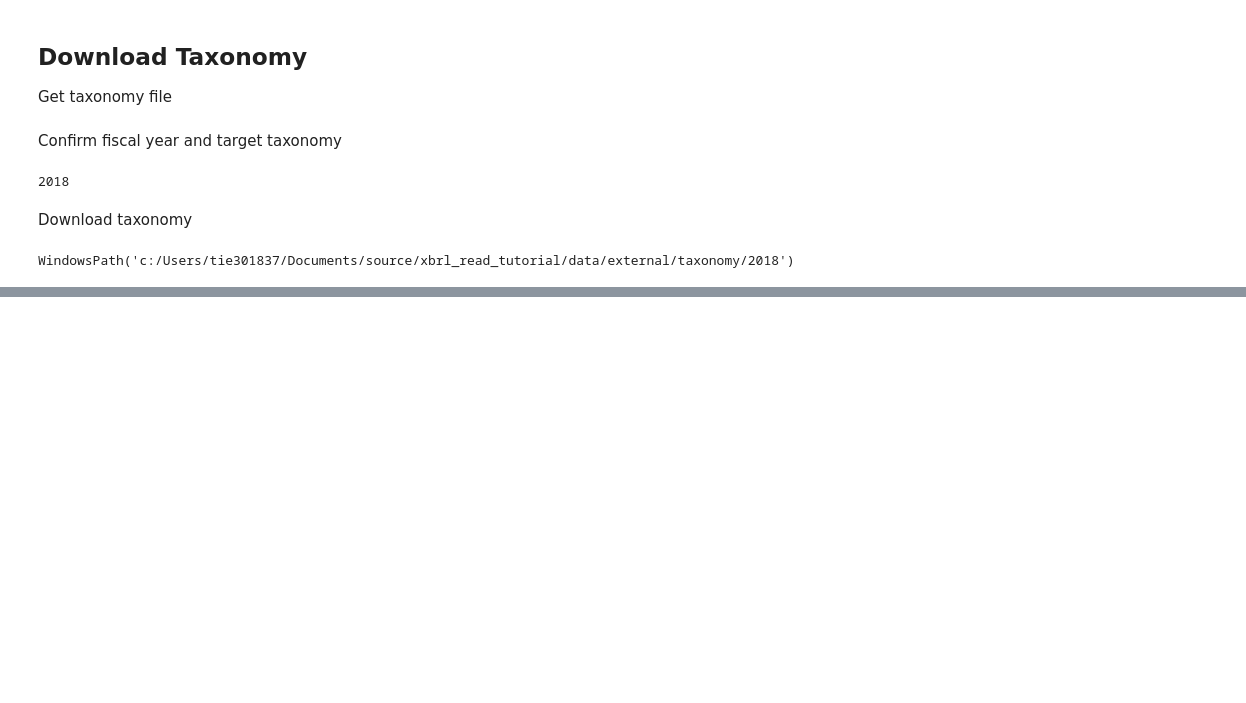
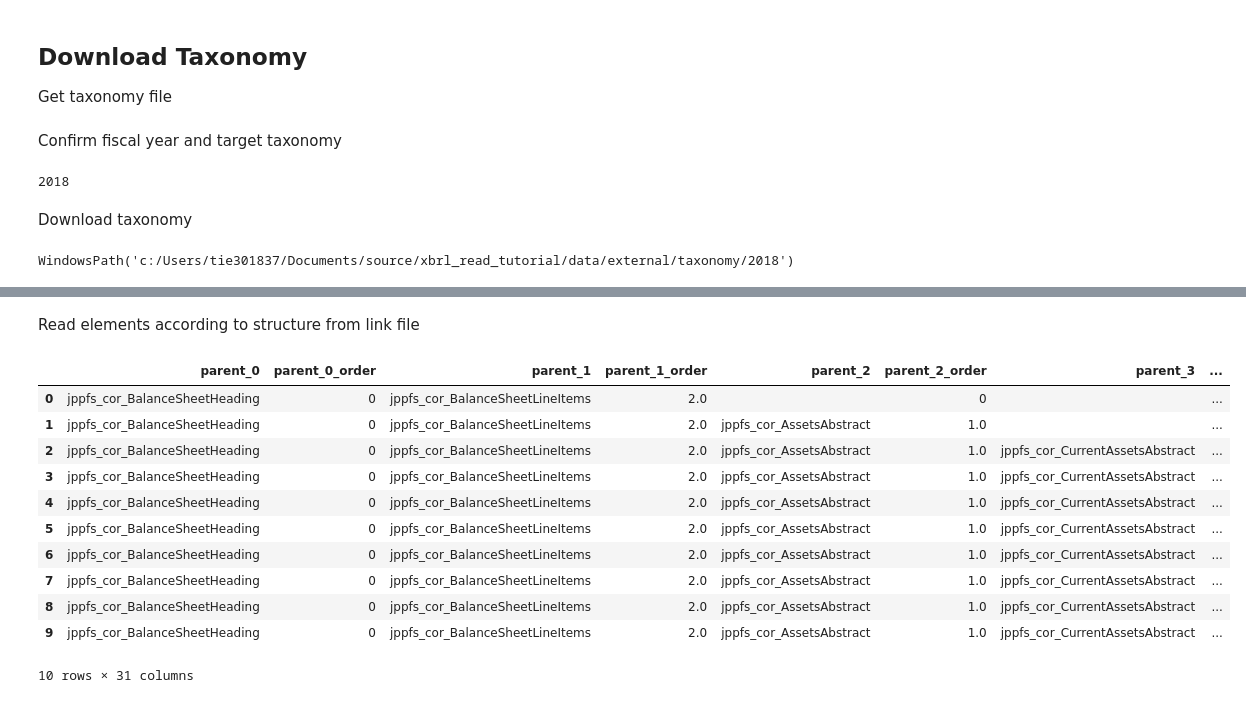
Before and after one commit to icoxfog417/xbrl_read_tutorial, a Jupyter notebook: notebooks/read_xbrl_from_taxonomy.ipynb, the cells around one changed output, grey strips where cells are left out. Cells and saved outputs as stored; diff of their text form; code cells hidden in the pictures; blank space fills up the shorter version.

```diff
--- a/notebooks/read_xbrl_from_taxonomy.ipynb
+++ b/notebooks/read_xbrl_from_taxonomy.ipynb
@@ -388,7 +105,0 @@ Append Names of tag
-# %%
-for path in natural_sort(path_of_node.keys()):
-    indent = "_" * len(path.split("/"))
-    node = path_of_node[path]
-    label= taxonomy_reader.read(node.reference).label.text
-
-    print(indent + label)
@@ -427,0 +444,9 @@ Read from taxonomy
+# %%
+xbrl = xbrl_dir.xbrl
+schema = xbrl.find("xbrli:xbrl")
+namespaces = {}
+for a in schema.element.attrs:
+    if a.startswith("xmlns:"):
+        namespaces[a.replace("xmlns:", "")] = schema.element.attrs[a]
+
+namespaces
@@ -427,0 +464,2 @@ Read from taxonomy
+# %% [markdown]
+Read elements according to structure from link file
@@ -427,0 +511,15 @@ Read from taxonomy
+# %%
+xbrl_data.head(10)
+# %% [output]
+|  | parent_0 | parent_0_order | parent_1 | parent_1_order | parent_2 | parent_2_order | parent_3 | ... |
+| 0 | jppfs_cor_BalanceSheetHeading | 0 | jppfs_cor_BalanceSheetLineItems | 2.0 |  | 0 |  | ... |
+| 1 | jppfs_cor_BalanceSheetHeading | 0 | jppfs_cor_BalanceSheetLineItems | 2.0 | jppfs_cor_AssetsAbstract | 1.0 |  | ... |
+| 2 | jppfs_cor_BalanceSheetHeading | 0 | jppfs_cor_BalanceSheetLineItems | 2.0 | jppfs_cor_AssetsAbstract | 1.0 | jppfs_cor_CurrentAssetsAbstract | ... |
+| 3 | jppfs_cor_BalanceSheetHeading | 0 | jppfs_cor_BalanceSheetLineItems | 2.0 | jppfs_cor_AssetsAbstract | 1.0 | jppfs_cor_CurrentAssetsAbstract | ... |
+| 4 | jppfs_cor_BalanceSheetHeading | 0 | jppfs_cor_BalanceSheetLineItems | 2.0 | jppfs_cor_AssetsAbstract | 1.0 | jppfs_cor_CurrentAssetsAbstract | ... |
+| 5 | jppfs_cor_BalanceSheetHeading | 0 | jppfs_cor_BalanceSheetLineItems | 2.0 | jppfs_cor_AssetsAbstract | 1.0 | jppfs_cor_CurrentAssetsAbstract | ... |
+| 6 | jppfs_cor_BalanceSheetHeading | 0 | jppfs_cor_BalanceSheetLineItems | 2.0 | jppfs_cor_AssetsAbstract | 1.0 | jppfs_cor_CurrentAssetsAbstract | ... |
+| 7 | jppfs_cor_BalanceSheetHeading | 0 | jppfs_cor_BalanceSheetLineItems | 2.0 | jppfs_cor_AssetsAbstract | 1.0 | jppfs_cor_CurrentAssetsAbstract | ... |
+| 8 | jppfs_cor_BalanceSheetHeading | 0 | jppfs_cor_BalanceSheetLineItems | 2.0 | jppfs_cor_AssetsAbstract | 1.0 | jppfs_cor_CurrentAssetsAbstract | ... |
+| 9 | jppfs_cor_BalanceSheetHeading | 0 | jppfs_cor_BalanceSheetLineItems | 2.0 | jppfs_cor_AssetsAbstract | 1.0 | jppfs_cor_CurrentAssetsAbstract | ... |
+10 rows × 31 columns
```
Also changed, not shown: parts of 35 cells of this notebook, 1 other file.
